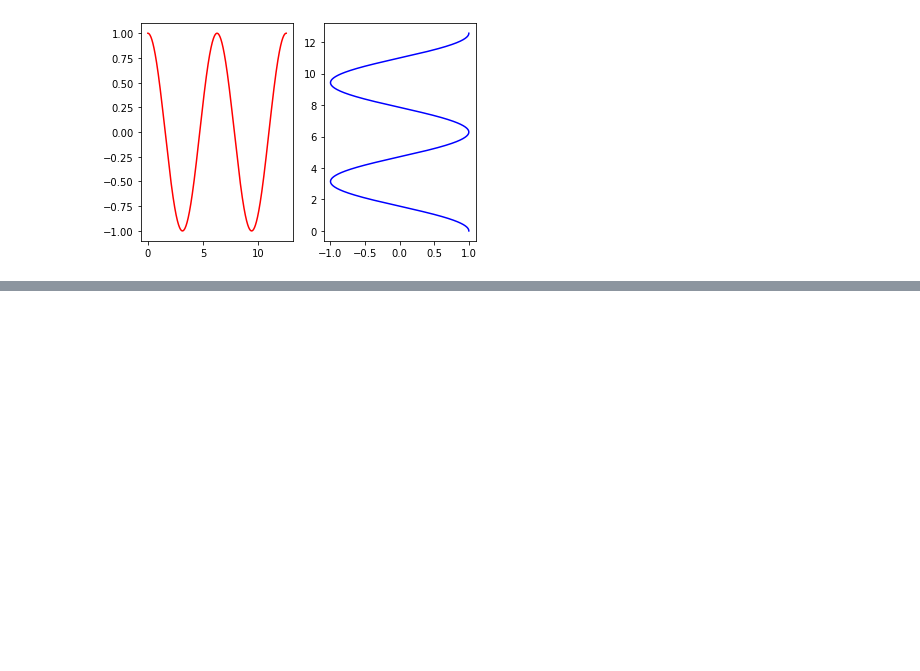
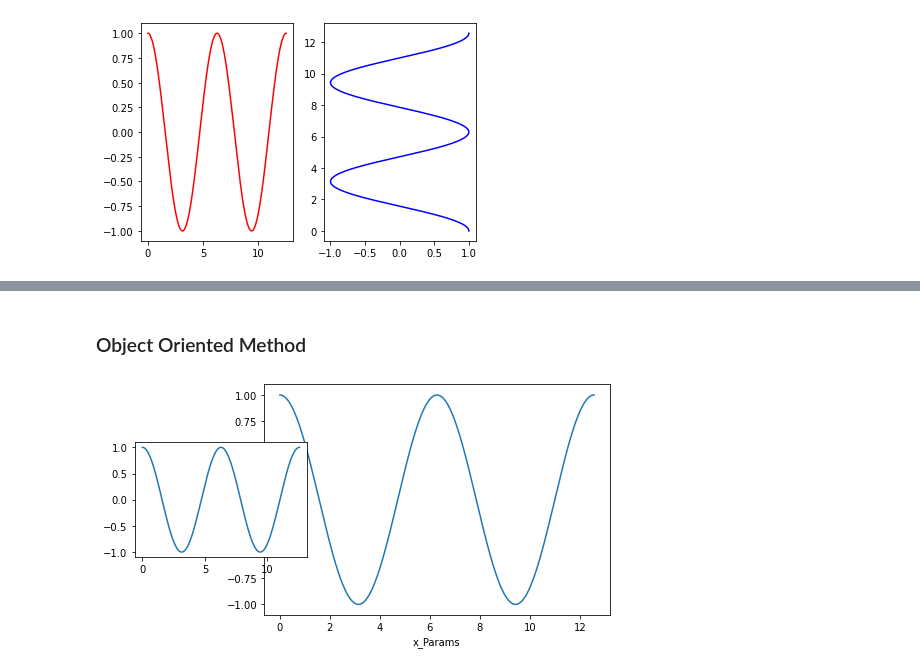
Before and after one commit to loganrane/MachineLearning101, a Jupyter notebook: Projects/Matplot Lib - Basics.ipynb, the cells around one changed output, grey strips where cells are left out. Cells and saved outputs as stored; diff of their text form; code cells hidden in the pictures; blank space fills up the shorter version.

```diff
--- a/Projects/Matplot Lib - Basics.ipynb
+++ b/Projects/Matplot Lib - Basics.ipynb
@@ -64,0 +65,19 @@ plt.show()
+# %% [markdown]
+### Object Oriented Method
+# %%
+fig = plt.figure()
+# axes = fig.add_axes([bottom x, bottom y, width, height])  #Empty canvas
+axes1 = fig.add_axes([0.3, 0.2, 0.8, 0.8])
+axes1.plot(x, y)
+axes1.set_xlabel('x1_Params')
+axes1.set_ylabel('y1_Params')
+
+
+axes2 = fig.add_axes([0, 0.4, 0.4, 0.4])
+axes2.plot(x, y)
+axes1.set_xlabel('x2_Params')
+axes1.set_ylabel('x2_Params')
+
+plt.show()
+# %% [output]
+[figure, added]
```
Also changed, not shown: parts of 2 cells of this notebook.
